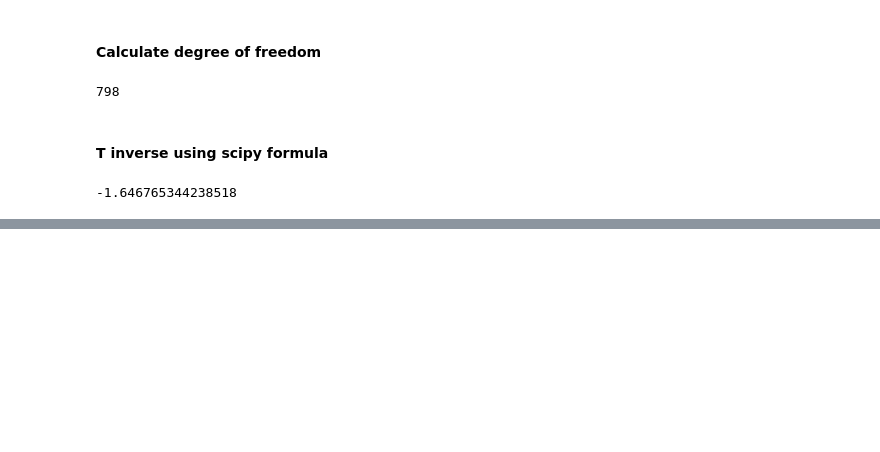
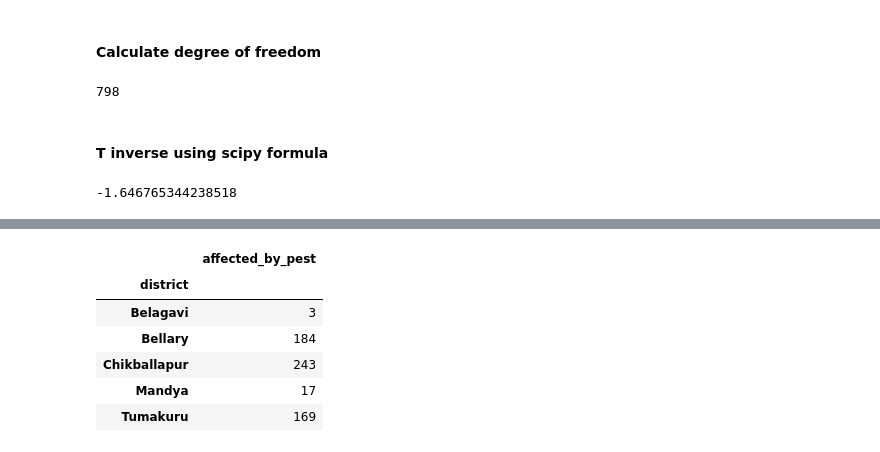
Before and after one commit to anironic/iimb_sericulture_casestudy, a Jupyter notebook: worksheet.ipynb, the cells around one changed output, grey strips where cells are left out. Cells and saved outputs as stored; diff of their text form; code cells hidden in the pictures; blank space fills up the shorter version.

```diff
--- a/worksheet.ipynb
+++ b/worksheet.ipynb
@@ -207,0 +297,11 @@ nan
+# %%
+dist_pest = gp_dist[['affected_by_pest']].sum()
+dist_pest
+# %% [output]
+|  | affected_by_pest |
+| district |  |
+| Belagavi | 3 |
+| Bellary | 184 |
+| Chikballapur | 243 |
+| Mandya | 17 |
+| Tumakuru | 169 |
```
Also changed, not shown: parts of 24 cells of this notebook, 1 other file.
